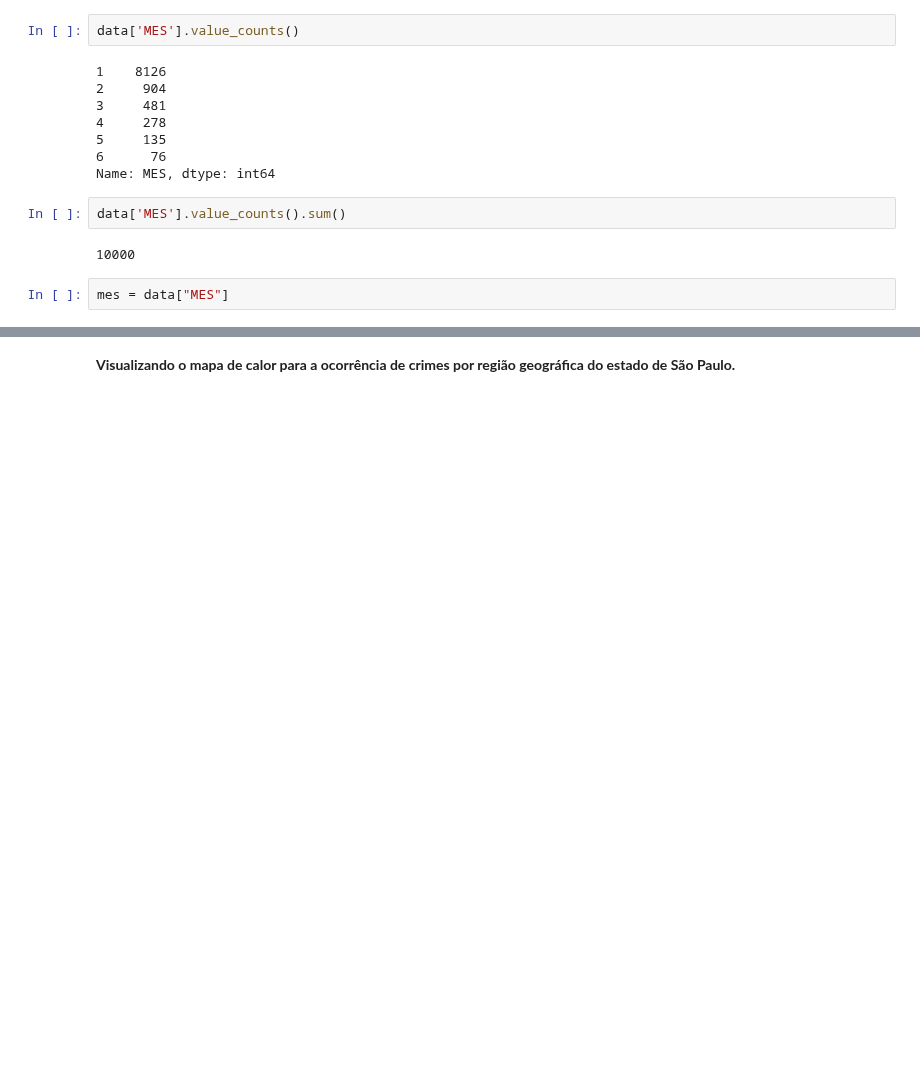
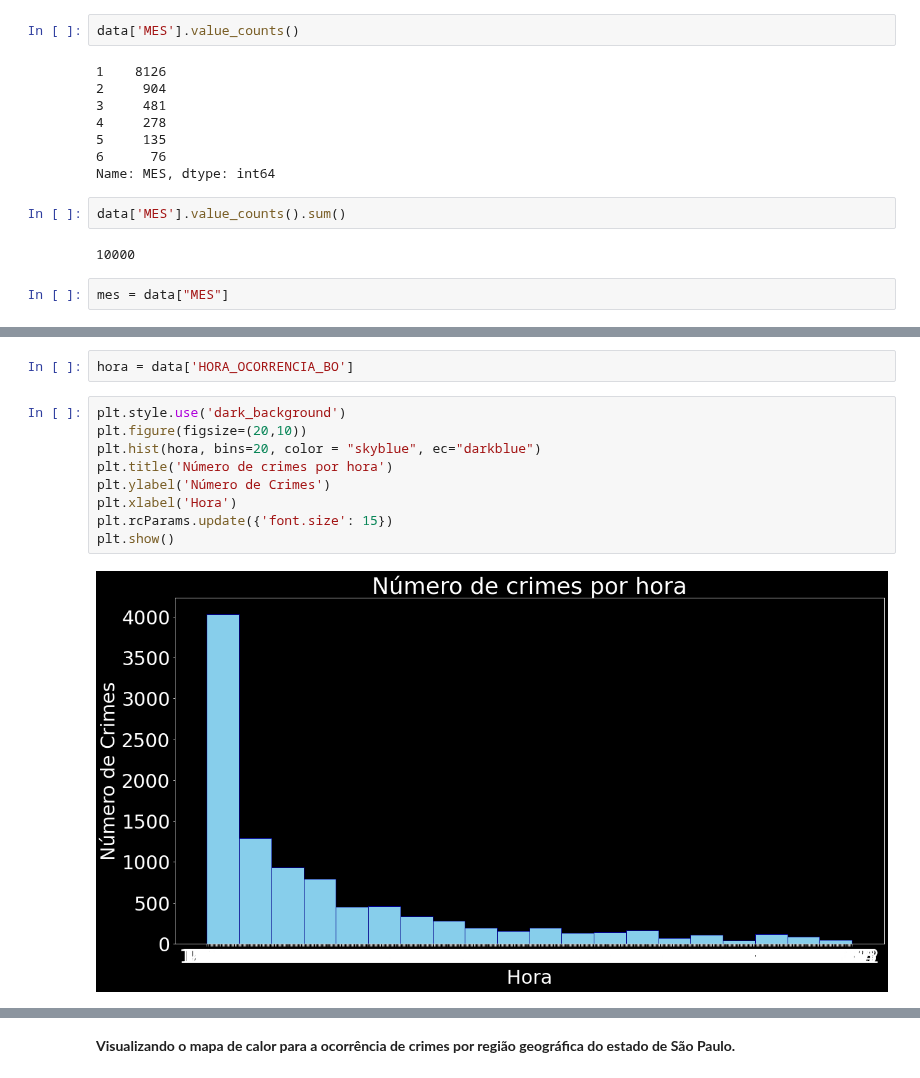
Before and after one commit to debora28/pi-2020.2, a Jupyter notebook: DataScience2.ipynb, the cells around one changed output, grey strips where cells are left out. Cells and saved outputs as stored; diff of their text form; blank space fills up the shorter version.

```diff
--- a/DataScience2.ipynb
+++ b/DataScience2.ipynb
@@ -500,3 +435,16 @@ E claramente vemos o pico ocorrer aproximadamente ao meio-dia:
+# %%
+hora = data['HORA_OCORRENCIA_BO']
+# %%
+plt.style.use('dark_background')
+plt.figure(figsize=(20,10))
+plt.hist(hora, bins=20, color = "skyblue", ec="darkblue")
+plt.title('Número de crimes por hora')
+plt.ylabel('Número de Crimes')
+plt.xlabel('Hora')
+plt.rcParams.update({'font.size': 15})
+plt.show()
+# %% [output]
+[figure, added]
 # %%
 data['HORA_OCORRENCIA_BO'].hist(figsize=(20,10))
 # %% [output]
```
Also changed, not shown: parts of 67 cells of this notebook.
